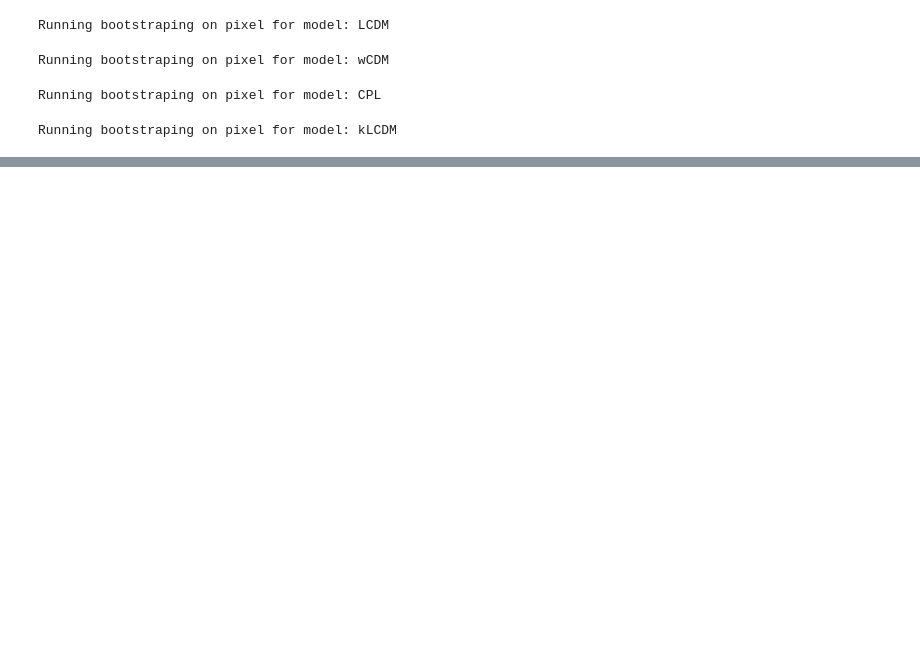
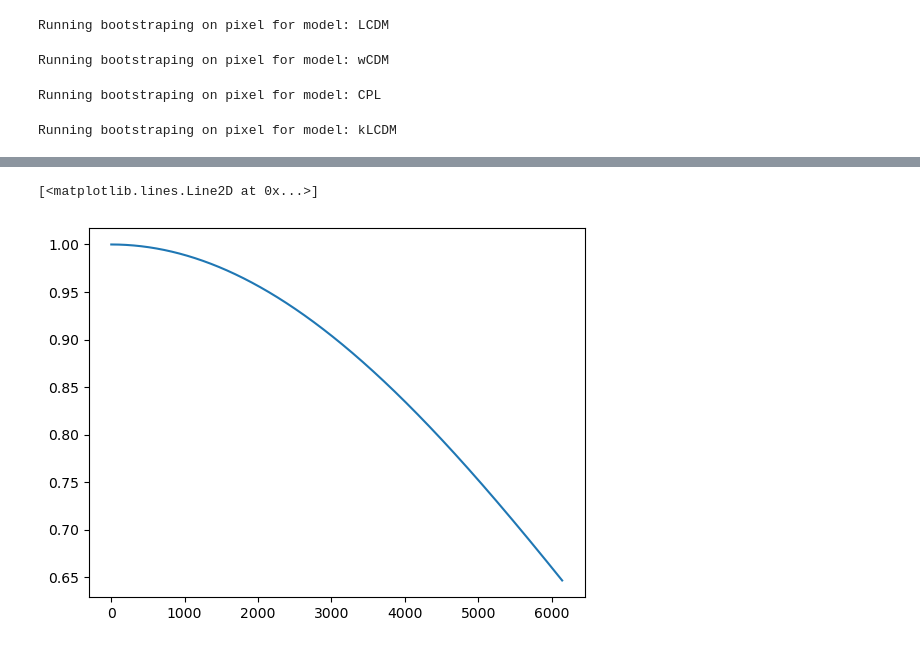
Before and after one commit to antolonappan/isotropy, a Jupyter notebook: Residual.ipynb, the cells around one changed output, grey strips where cells are left out. Saved outputs shown, nothing was run; the diff lists cells and outputs as text; code cells hidden in the pictures; blank space fills up the shorter version.

```diff
--- a/Residual.ipynb
+++ b/Residual.ipynb
@@ -37,0 +39,7 @@ resPos.plot()
+# %%
+bl = hp.pixwin(2048)
+# %%
+plt.plot(bl)
+# %% [output]
+[<matplotlib.lines.Line2D at 0x...>]
+[figure, added]
```
Also changed, not shown: parts of 4 cells of this notebook, 1 other file.
